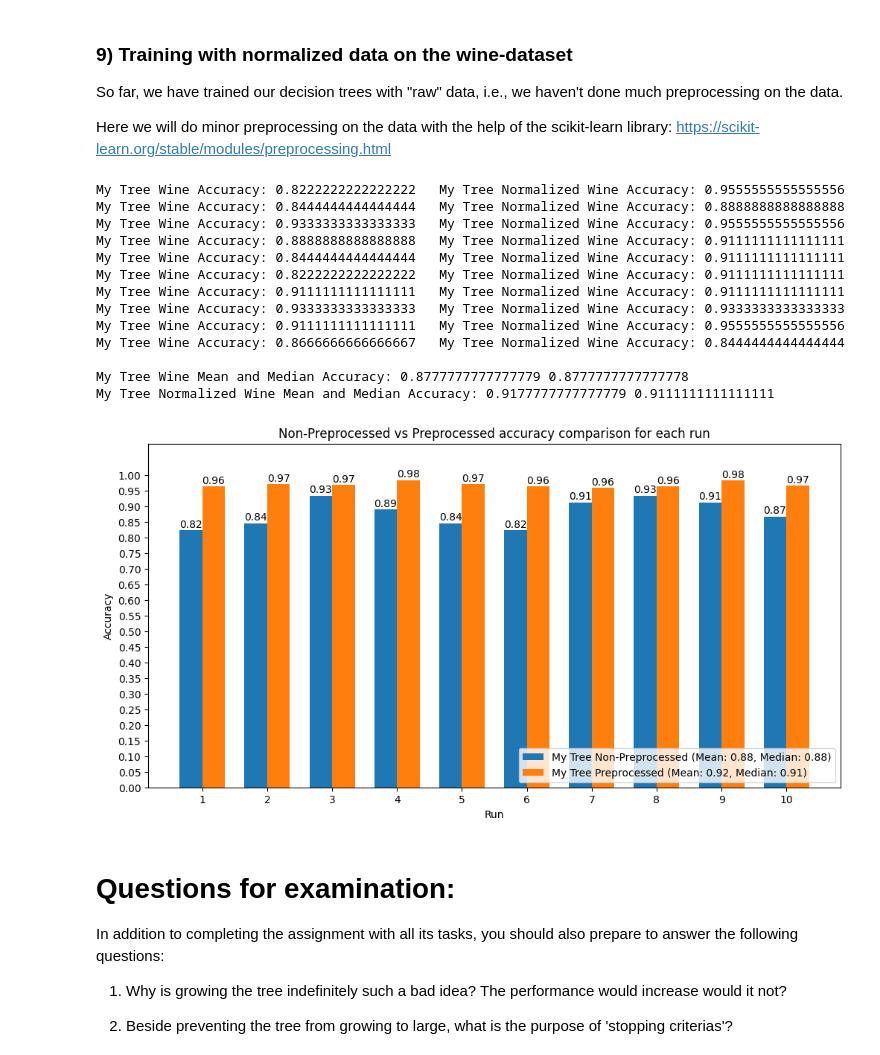
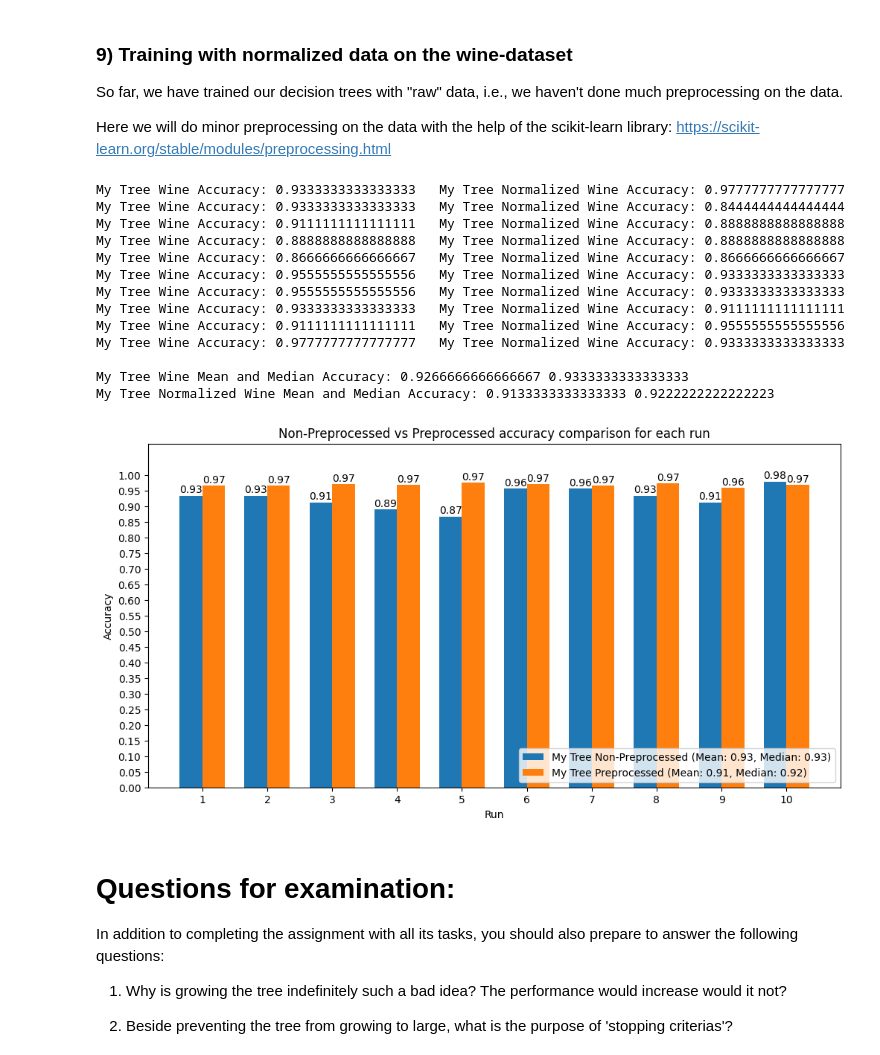
Before and after one commit to JoelScarinius/Decision_Tree_Induction, a Jupyter notebook: ML-Assignment_2_Joel_Scarinius_Stavmo.ipynb, the cells around one changed output. Cells and saved outputs as stored; diff of their text form; code cells hidden in the pictures.

Commit message:
FIX: Prints and graph for task 9

```diff
--- a/ML-Assignment_2_Joel_Scarinius_Stavmo.ipynb
+++ b/ML-Assignment_2_Joel_Scarinius_Stavmo.ipynb
@@ -705,8 +705,8 @@ for _ in range(10):
     predictions = []
     predictions_norm = []
 
-    my_tree = grow_tree(data, 0, 10, criterion="gini")
-    my_tree_norm = grow_tree(data_norm, 0, 10, criterion="gini")
+    my_tree = grow_tree(data, 0, 10, criterion="entropy")
+    my_tree_norm = grow_tree(data_norm, 0, 10, criterion="entropy")
 
     for feature_row in test_features:
         prediction = predict_with_tree(train_features, feature_row, my_tree)
@@ -760,45 +760,45 @@ plt.bar(
     accuracies_sklearn_tree,
     width,
     label=f"My Tree Preprocessed (Mean: {mean_accuracy_my_tree_norm:.2f}, Median: {median_accuracy_my_tree_norm:.2f})",
 )
 
 for i in range(10):
     plt.text(
         x[i] - width / 2,
         accuracies_my_tree[i] + 0.01,
         f"{accuracies_my_tree[i]:.2f}",
         ha="center",
     )
     plt.text(
         x[i] + width / 2,
         accuracies_sklearn_tree[i] + 0.01,
         f"{accuracies_sklearn_tree[i]:.2f}",
         ha="center",
     )
 
 plt.xlabel("Run")
 plt.ylabel("Accuracy")
 plt.title("Non-Preprocessed vs Preprocessed accuracy comparison for each run")
 plt.xticks(x)
 plt.yticks(np.arange(0, 1.05, 0.05))
 plt.ylim([0, 1.1])
 plt.legend(loc="lower right")
 plt.show()
 # %% [output]
-My Tree Wine Accuracy: 0.8222222222222222   My Tree Normalized Wine Accuracy: 0.9555555555555556
-My Tree Wine Accuracy: 0.8444444444444444   My Tree Normalized Wine Accuracy: 0.8888888888888888
-My Tree Wine Accuracy: 0.9333333333333333   My Tree Normalized Wine Accuracy: 0.9555555555555556
-My Tree Wine Accuracy: 0.8888888888888888   My Tree Normalized Wine Accuracy: 0.9111111111111111
-My Tree Wine Accuracy: 0.8444444444444444   My Tree Normalized Wine Accuracy: 0.9111111111111111
-My Tree Wine Accuracy: 0.8222222222222222   My Tree Normalized Wine Accuracy: 0.9111111111111111
-My Tree Wine Accuracy: 0.9111111111111111   My Tree Normalized Wine Accuracy: 0.9111111111111111
-My Tree Wine Accuracy: 0.9333333333333333   My Tree Normalized Wine Accuracy: 0.9333333333333333
+My Tree Wine Accuracy: 0.9333333333333333   My Tree Normalized Wine Accuracy: 0.9777777777777777
+My Tree Wine Accuracy: 0.9333333333333333   My Tree Normalized Wine Accuracy: 0.8444444444444444
+My Tree Wine Accuracy: 0.9111111111111111   My Tree Normalized Wine Accuracy: 0.8888888888888888
+My Tree Wine Accuracy: 0.8888888888888888   My Tree Normalized Wine Accuracy: 0.8888888888888888
+My Tree Wine Accuracy: 0.8666666666666667   My Tree Normalized Wine Accuracy: 0.8666666666666667
+My Tree Wine Accuracy: 0.9555555555555556   My Tree Normalized Wine Accuracy: 0.9333333333333333
+My Tree Wine Accuracy: 0.9555555555555556   My Tree Normalized Wine Accuracy: 0.9333333333333333
+My Tree Wine Accuracy: 0.9333333333333333   My Tree Normalized Wine Accuracy: 0.9111111111111111
 My Tree Wine Accuracy: 0.9111111111111111   My Tree Normalized Wine Accuracy: 0.9555555555555556
-My Tree Wine Accuracy: 0.8666666666666667   My Tree Normalized Wine Accuracy: 0.8444444444444444
+My Tree Wine Accuracy: 0.9777777777777777   My Tree Normalized Wine Accuracy: 0.9333333333333333
 
-My Tree Wine Mean and Median Accuracy: 0.8777777777777779 0.8777777777777778
-My Tree Normalized Wine Mean and Median Accuracy: 0.9177777777777779 0.9111111111111111
+My Tree Wine Mean and Median Accuracy: 0.9266666666666667 0.9333333333333333
+My Tree Normalized Wine Mean and Median Accuracy: 0.9133333333333333 0.9222222222222223
-[figure, old version]
+[figure, new version]
 # %% [markdown]
 # Questions for examination:
 
```
Also changed, not shown: parts of 3 cells of this notebook, 1 other file.
